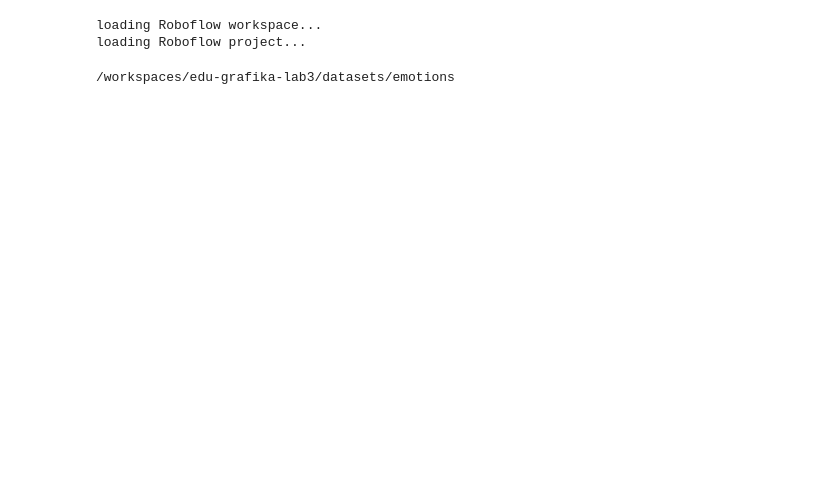
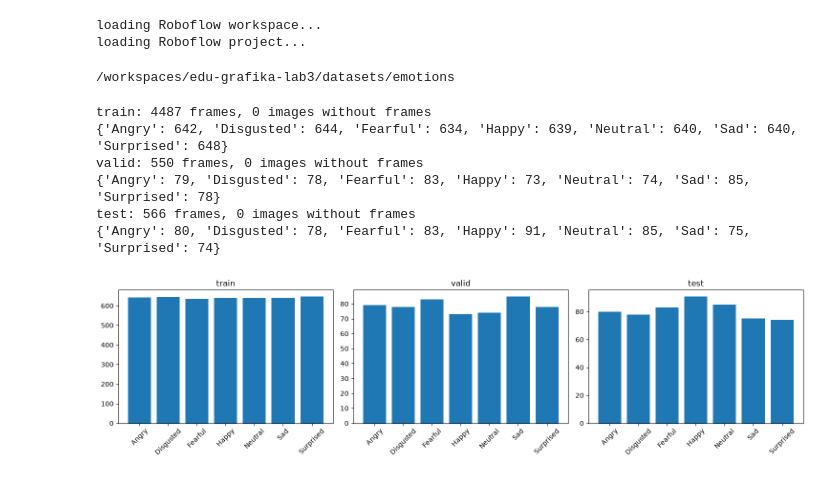
Before and after one commit to oblivi0n-arch/edu-grafika-lab3, a Jupyter notebook: image-detection.ipynb, the cells around one changed output. Saved outputs shown, nothing was run; the diff lists cells and outputs as text; code cells hidden in the pictures; blank space fills up the shorter version.

```diff
--- a/image-detection.ipynb
+++ b/image-detection.ipynb
@@ -11,3 +11,39 @@ print(dataset.location)
 loading Roboflow workspace...
 loading Roboflow project...
 /workspaces/edu-grafika-lab3/datasets/emotions
+# %%
+from pathlib import Path
+from collections import Counter
+import matplotlib.pyplot as plt
+
+DATASET_DIR = Path("datasets/emotions")
+NAMES = ["Angry", "Disgusted", "Fearful", "Happy", "Neutral", "Sad", "Surprised"]
+
+def count_classes(split):
+    counts, empty = Counter(), 0
+    for f in (DATASET_DIR / split / "labels").glob("*.txt"):
+        lines = f.read_text().strip().splitlines()
+        if not lines:
+            empty += 1
+        for line in lines:
+            counts[int(line.split()[0])] += 1
+    return counts, empty
+
+fig, axes = plt.subplots(1, 3, figsize=(15, 4), sharey=False)
+for ax, split in zip(axes, ["train", "valid", "test"]):
+    counts, empty = count_classes(split)
+    print(f"{split}: {sum(counts.values())} frames, {empty} images without frames")
+    print({NAMES[i]: counts[i] for i in range(7)})
+    ax.bar(NAMES, [counts[i] for i in range(7)])
+    ax.set_title(split)
+    ax.tick_params(axis="x", rotation=45)
+plt.tight_layout()
+plt.show()
+# %% [output]
+train: 4487 frames, 0 images without frames
+{'Angry': 642, 'Disgusted': 644, 'Fearful': 634, 'Happy': 639, 'Neutral': 640, 'Sad': 640, 'Surprised': 648}
+valid: 550 frames, 0 images without frames
+{'Angry': 79, 'Disgusted': 78, 'Fearful': 83, 'Happy': 73, 'Neutral': 74, 'Sad': 85, 'Surprised': 78}
+test: 566 frames, 0 images without frames
+{'Angry': 80, 'Disgusted': 78, 'Fearful': 83, 'Happy': 91, 'Neutral': 85, 'Sad': 75, 'Surprised': 74}
+[figure, added]
```
